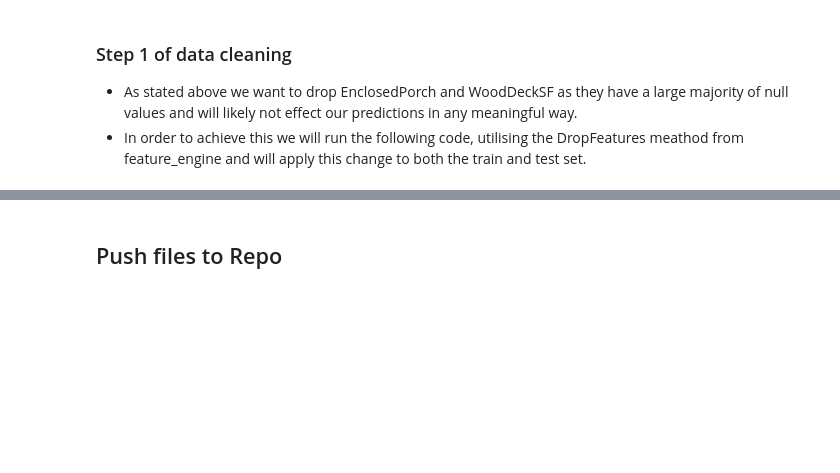
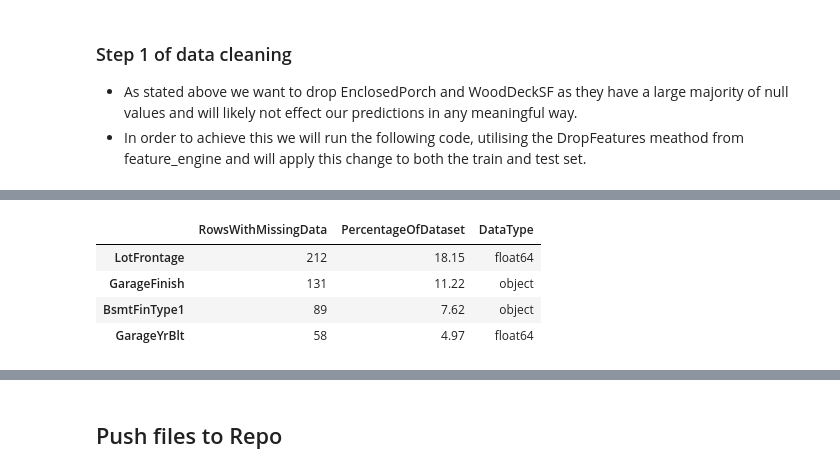
Before and after one commit to GeorgeOsborn97/CI-Project-5-Predictive-Analytics, a Jupyter notebook: jupyter_notebooks/03 - DataCleaning.ipynb, the cells around one changed output, grey strips where cells are left out. Drawn from its saved outputs; the diff is of its cells as text; code cells hidden in the pictures; blank space fills up the shorter version.

```diff
--- a/jupyter_notebooks/03 - DataCleaning.ipynb
+++ b/jupyter_notebooks/03 - DataCleaning.ipynb
@@ -390,0 +472,14 @@ KeyError: "None of [Index(['EnclosedPorch', 'WoodDeckSF'], dtype='object')] are
+# %%
+pipeline = Pipeline([
+    ('2ndFlrSF_BedrromAbvGr_MasVnrArea', ArbitraryNumberImputer(arbitrary_number=0, variables=['2ndFlrSF', 'BedroomAbvGr', 'MasVnrArea']))
+])
+pipeline.fit(TrainSet)
+TrainSet, TestSet = pipeline.transform(TrainSet), pipeline.transform(TestSet)
+df_clean = pipeline.transform(df_clean)
+EvaluateMissingData(TrainSet)
+# %% [output]
+|  | RowsWithMissingData | PercentageOfDataset | DataType |
+| LotFrontage | 212 | 18.15 | float64 |
+| GarageFinish | 131 | 11.22 | object |
+| BsmtFinType1 | 89 | 7.62 | object |
+| GarageYrBlt | 58 | 4.97 | float64 |
```
Also changed, not shown: parts of 66 cells of this notebook.
